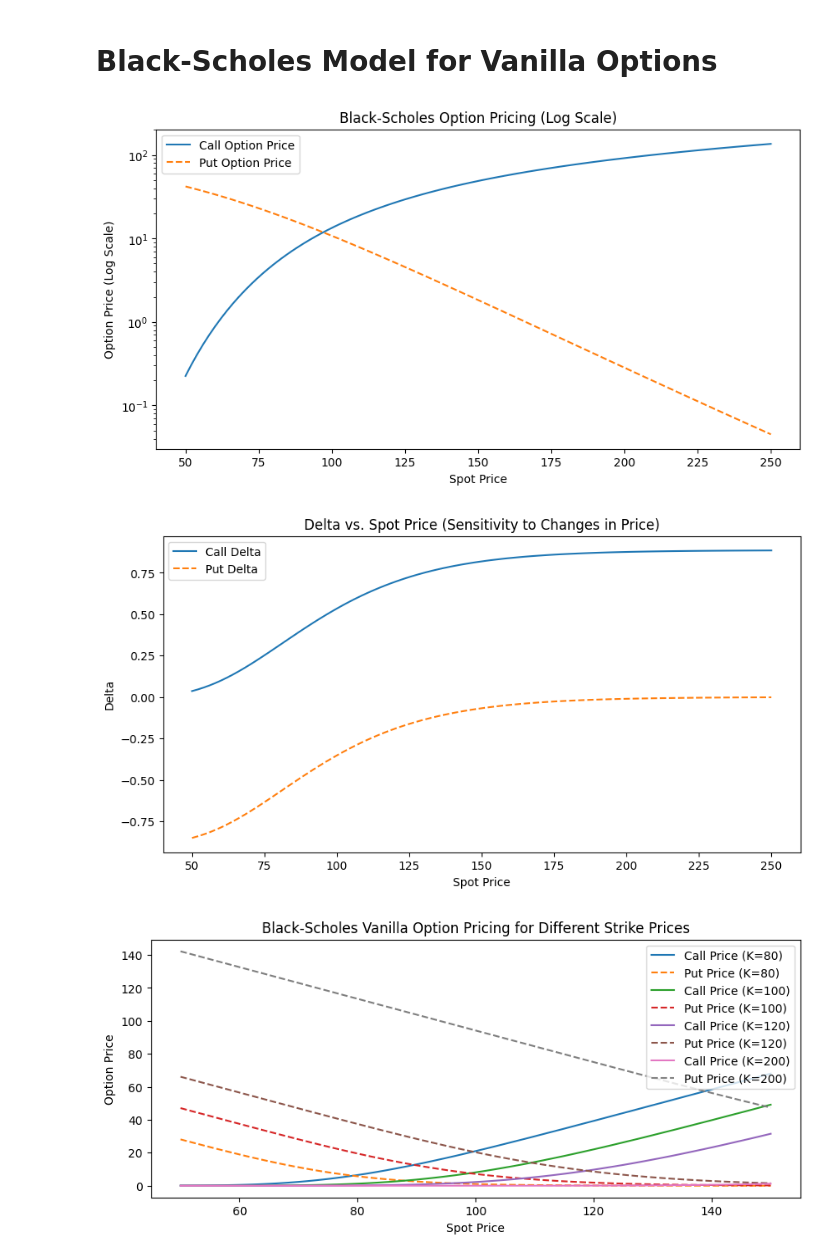
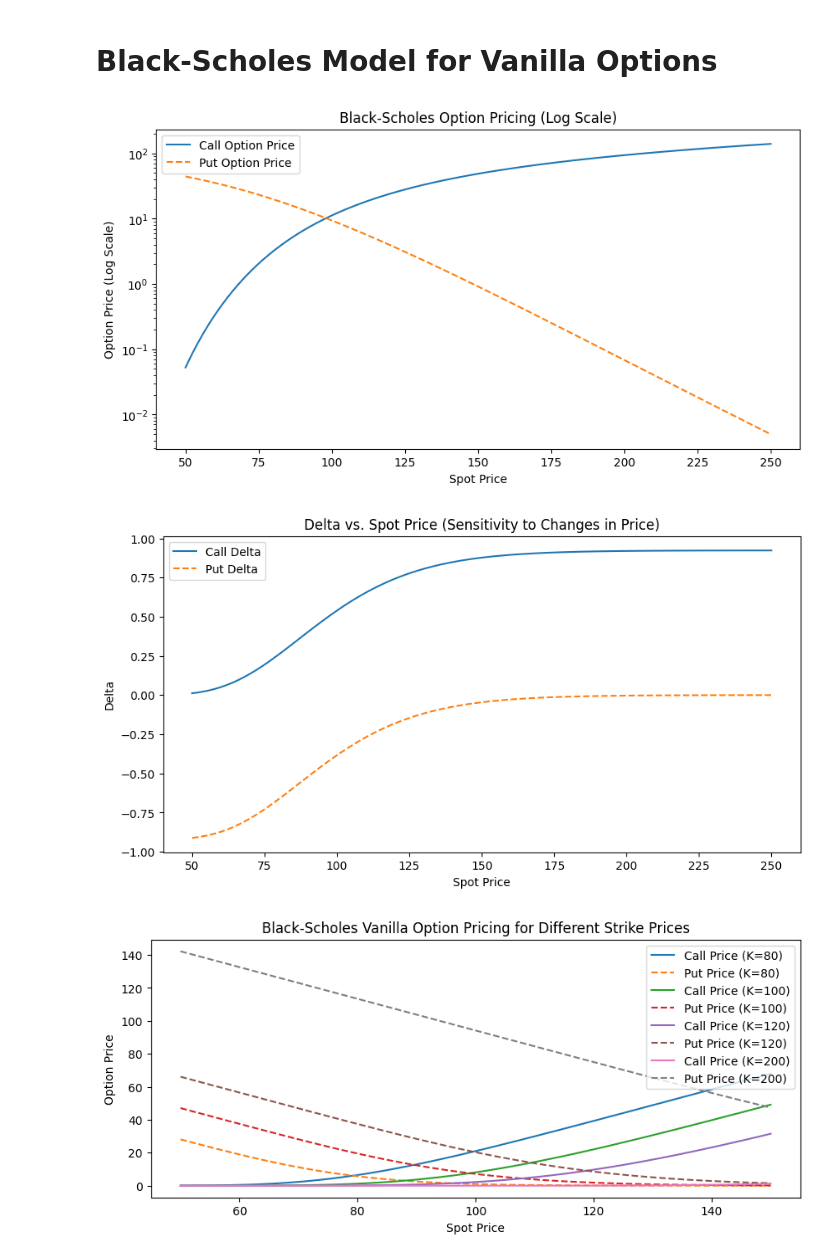
Before and after one commit to VagNikli/FX-Option-Pricing-Model, a Jupyter notebook: notebooks/01_black_scholes_basics.ipynb, the cells around one changed output. Cells and saved outputs as stored; diff of their text form; code cells hidden in the pictures.

```diff
--- a/notebooks/01_black_scholes_basics.ipynb
+++ b/notebooks/01_black_scholes_basics.ipynb
@@ -10,7 +10,7 @@ from src.black_scholes import BlackScholes
 # Define parameters
 spot_prices = np.linspace(50, 250, 100)  # Spot price range 80-->150 (by 10 units)
 strike_price = 100
-time_to_maturity = 3
+time_to_maturity = 2
 volatility = 0.2 # Constant Volatility in BS
 domestic_rate = 0.05
 foreign_rate = 0.04
@@ -23,35 +23,35 @@ put_deltas = []
 
 # Compute prices and deltas
 for S in spot_prices:
     bs_model = BlackScholes(S, strike_price, time_to_maturity, volatility, domestic_rate, foreign_rate)
     call_prices.append(bs_model.calculate_vanilla_price('call'))
     put_prices.append(bs_model.calculate_vanilla_price('put'))
     call_deltas.append(bs_model.delta('call'))
     put_deltas.append(bs_model.delta('put'))
 
 # Plot Option Prices (Log Scale)
 plt.figure(figsize=(10, 5))
 plt.plot(spot_prices, call_prices, label="Call Option Price", linestyle="-")
 plt.plot(spot_prices, put_prices, label="Put Option Price", linestyle="dashed")
 plt.yscale("log")
 plt.xlabel("Spot Price")
 plt.ylabel("Option Price (Log Scale)")
 plt.title("Black-Scholes Option Pricing (Log Scale)")
 plt.legend()
 plt.show()
 
 # Plot Delta vs. Spot Price
 plt.figure(figsize=(10, 5))
 plt.plot(spot_prices, call_deltas, label="Call Delta", linestyle="-")
 plt.plot(spot_prices, put_deltas, label="Put Delta", linestyle="dashed")
 plt.xlabel("Spot Price")
 plt.ylabel("Delta")
 plt.title("Delta vs. Spot Price (Sensitivity to Changes in Price)")
 plt.legend()
 plt.show()
 # %% [output]
-[figure, old version]
+[figure, new version]
-[figure, old version]
+[figure, new version]
 # %%
 # Define parameters with multiple strike prices
 spot_prices = np.linspace(50, 150, 100)  # Spot price range
```
Also changed, not shown: 1 other file.
